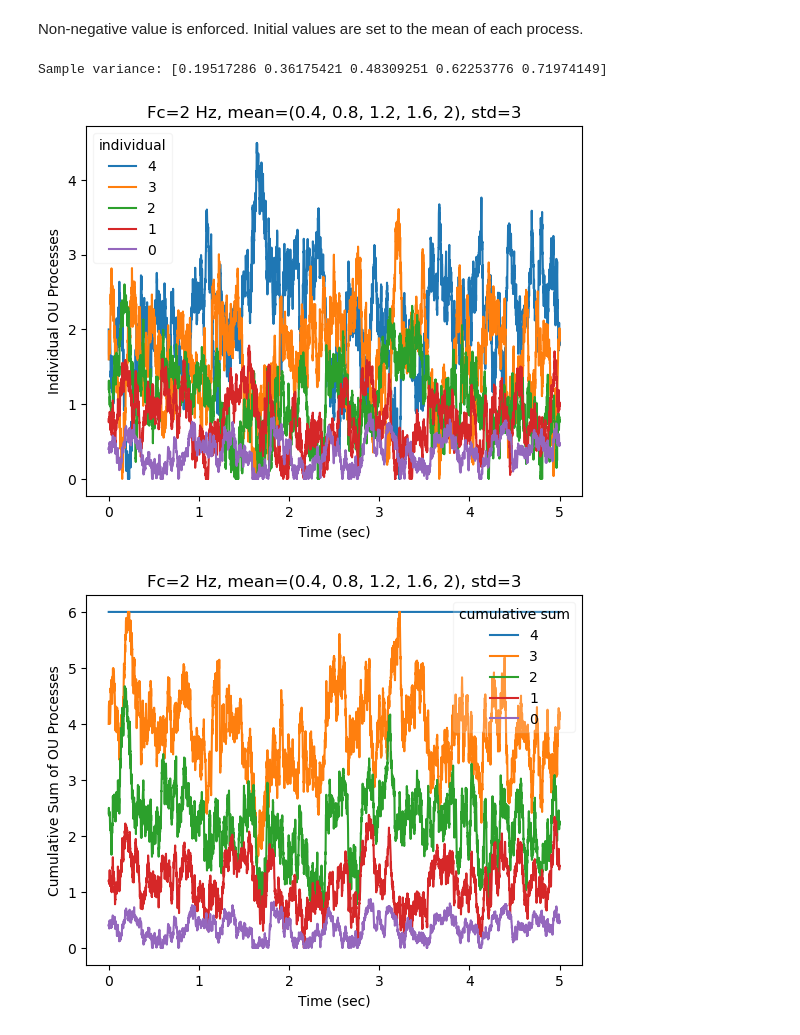
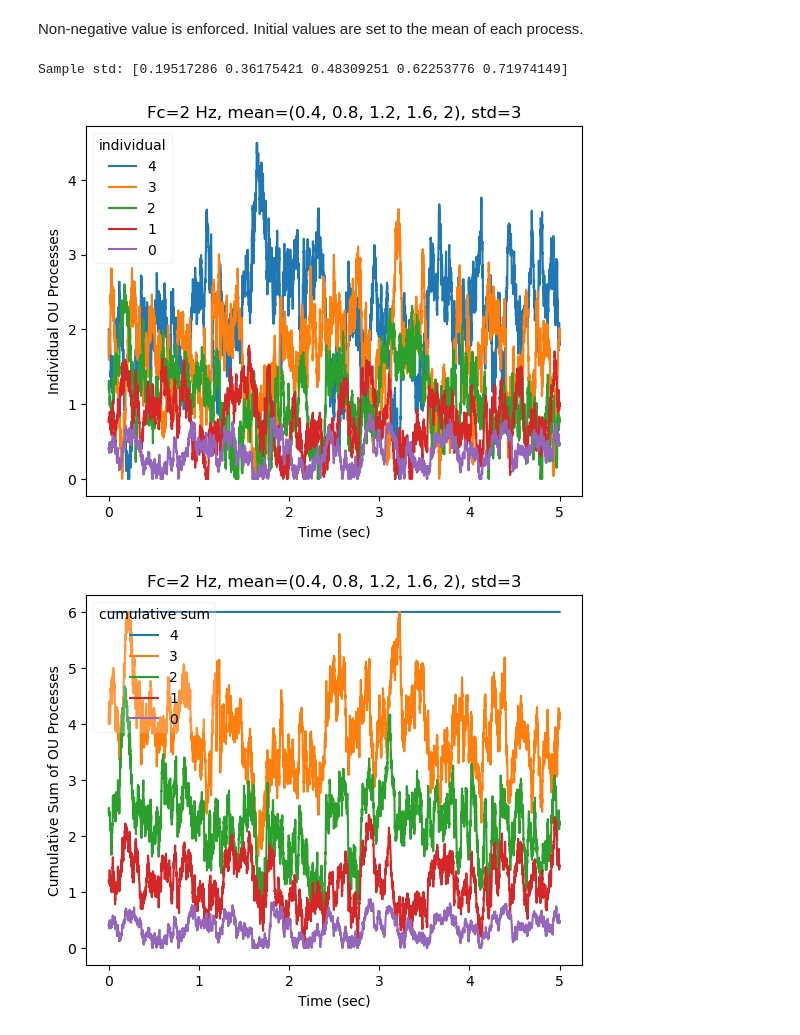
Before and after one commit to chenziao/Projected_Ornstein_Uhlenbeck_Process, a Jupyter notebook: projected_OU_process.ipynb, the cells around one changed output. Drawn from its saved outputs; the diff is of its cells as text; code cells hidden in the pictures.

```diff
--- a/projected_OU_process.ipynb
+++ b/projected_OU_process.ipynb
@@ -147,34 +147,34 @@ Non-negative value is enforced. Initial values are set to the mean of each proce
 # %%
 T = 5
 fc = 2  # Hz
 mean = [0.4, 0.8, 1.2, 1.6, 2]  # C = sum(mean_i) = 6
 std = 3.  # std = sum(std_i) = 3
 
 t, xs = projected_ou_magnitude(T, fc=fc, mean=mean, std=std, nonnegative=True, rng=42)
 
 ys = np.cumsum(xs, axis=1)
 
 # Sample std
-print("Sample variance:", np.std(xs, axis=0))
+print("Sample std:", np.std(xs, axis=0))
 
 plt.figure()
 for i in range(xs.shape[1] - 1, -1, -1):
     plt.plot(t, xs[:, i], label=str(i))
 plt.xlabel("Time (sec)")
 plt.ylabel("Individual OU Processes")
 plt.title(f"Fc={fc:g} Hz, mean=({f', '.join(f'{m:g}' for m in mean):s}), std={std:g}")
-plt.legend(title='individual', framealpha=0.2)
+plt.legend(loc='upper left', title='individual', framealpha=0.2)
 
 plt.figure()
 for i in range(ys.shape[1] - 1, -1, -1):
     plt.plot(t, ys[:, i], label=str(i))
 plt.xlabel("Time (sec)")
 plt.ylabel("Cumulative Sum of OU Processes")
 plt.title(f"Fc={fc:g} Hz, mean=({f', '.join(f'{m:g}' for m in mean):s}), std={std:g}")
-plt.legend(title='cumulative sum', framealpha=0.2)
+plt.legend(loc='upper left', title='cumulative sum', framealpha=0.2)
 
 plt.show()
 # %% [output]
-Sample variance: [0.19517286 0.36175421 0.48309251 0.62253776 0.71974149]
+Sample std: [0.19517286 0.36175421 0.48309251 0.62253776 0.71974149]
 [figure]
-[figure, old version]
+[figure, new version]
```
Also changed, not shown: parts of 7 cells of this notebook, 2 other files.
